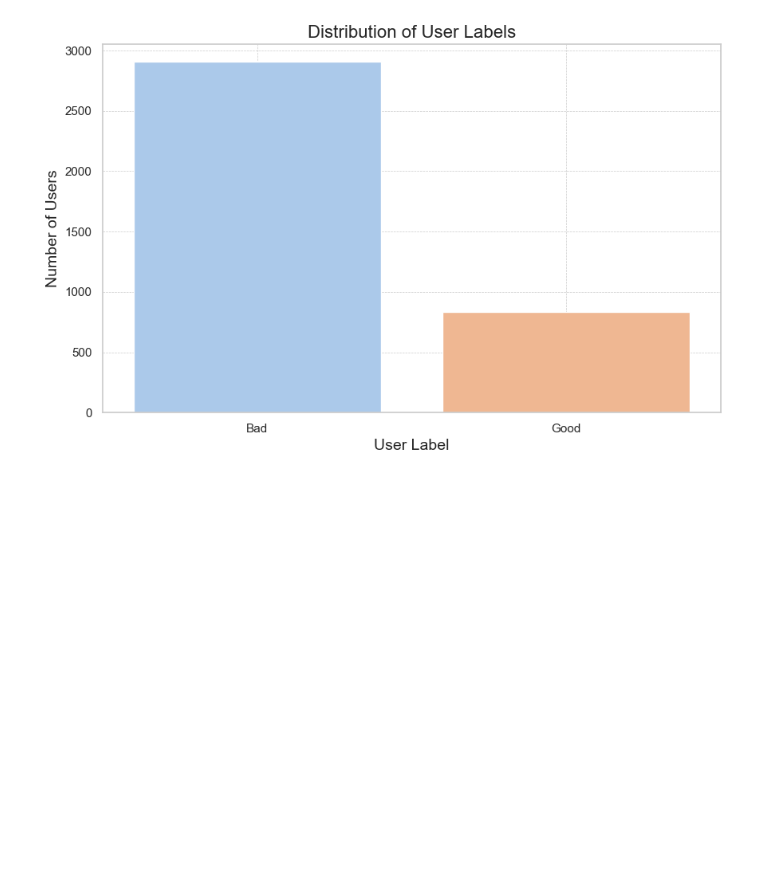
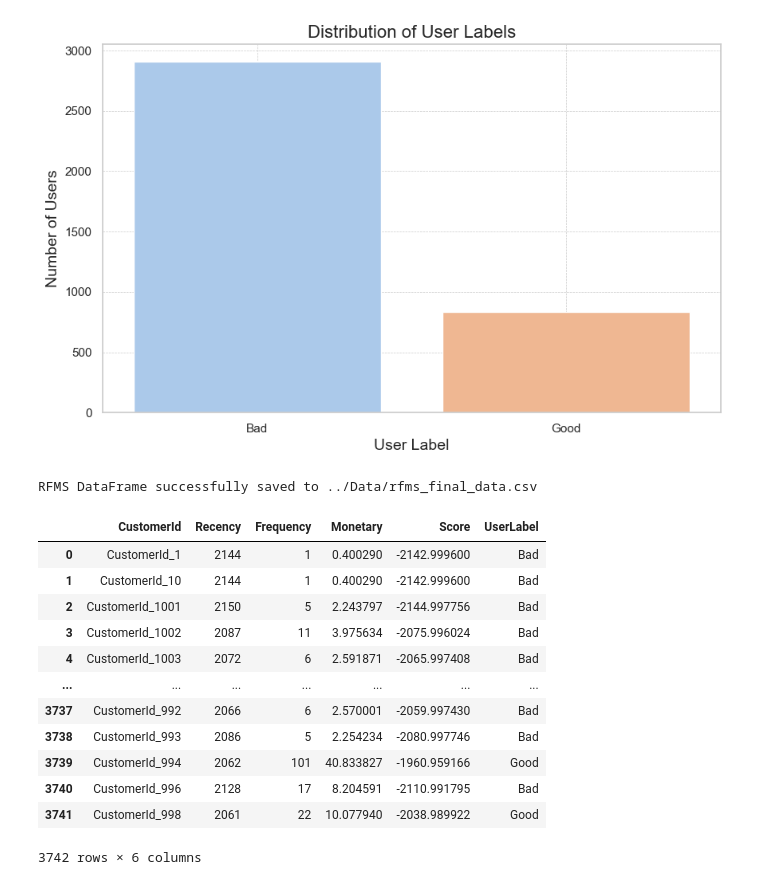
Before and after one commit to hydropython/Bati-Bank-Credit-Scoring-Model, a Jupyter notebook: notebooks/RFMSProcessor.ipynb, the cells around one changed output. Saved outputs shown, nothing was run; the diff lists cells and outputs as text; code cells hidden in the pictures; blank space fills up the shorter version.

```diff
--- a/notebooks/RFMSProcessor.ipynb
+++ b/notebooks/RFMSProcessor.ipynb
@@ -78,3 +78,22 @@ Passing `palette` without assigning `hue` is deprecated and will be removed in v
 
   sns.countplot(data=self.rfms_df, x='UserLabel', palette='pastel')
 [figure]
+# %%
+rfms_processor.save_rfms_to_csv('../Data/rfms_final_data.csv')
+df=pd.read_csv('../Data/rfms_final_data.csv')
+df
+# %% [output]
+RFMS DataFrame successfully saved to ../Data/rfms_final_data.csv
+|  | CustomerId | Recency | Frequency | Monetary | Score | UserLabel |
+| 0 | CustomerId_1 | 2144 | 1 | 0.400290 | -2142.999600 | Bad |
+| 1 | CustomerId_10 | 2144 | 1 | 0.400290 | -2142.999600 | Bad |
+| 2 | CustomerId_1001 | 2150 | 5 | 2.243797 | -2144.997756 | Bad |
+| 3 | CustomerId_1002 | 2087 | 11 | 3.975634 | -2075.996024 | Bad |
+| 4 | CustomerId_1003 | 2072 | 6 | 2.591871 | -2065.997408 | Bad |
+| ... | ... | ... | ... | ... | ... | ... |
+| 3737 | CustomerId_992 | 2066 | 6 | 2.570001 | -2059.997430 | Bad |
+| 3738 | CustomerId_993 | 2086 | 5 | 2.254234 | -2080.997746 | Bad |
+| 3739 | CustomerId_994 | 2062 | 101 | 40.833827 | -1960.959166 | Good |
+| 3740 | CustomerId_996 | 2128 | 17 | 8.204591 | -2110.991795 | Bad |
+| 3741 | CustomerId_998 | 2061 | 22 | 10.077940 | -2038.989922 | Good |
+3742 rows × 6 columns
```
Also changed, not shown: 3 other files.
